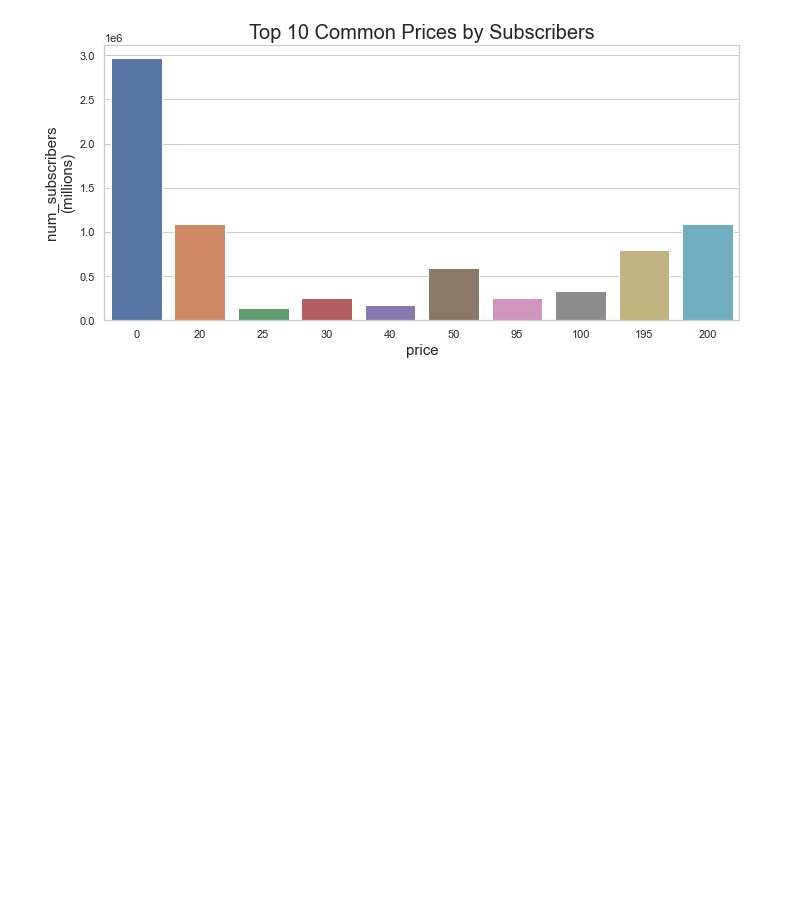
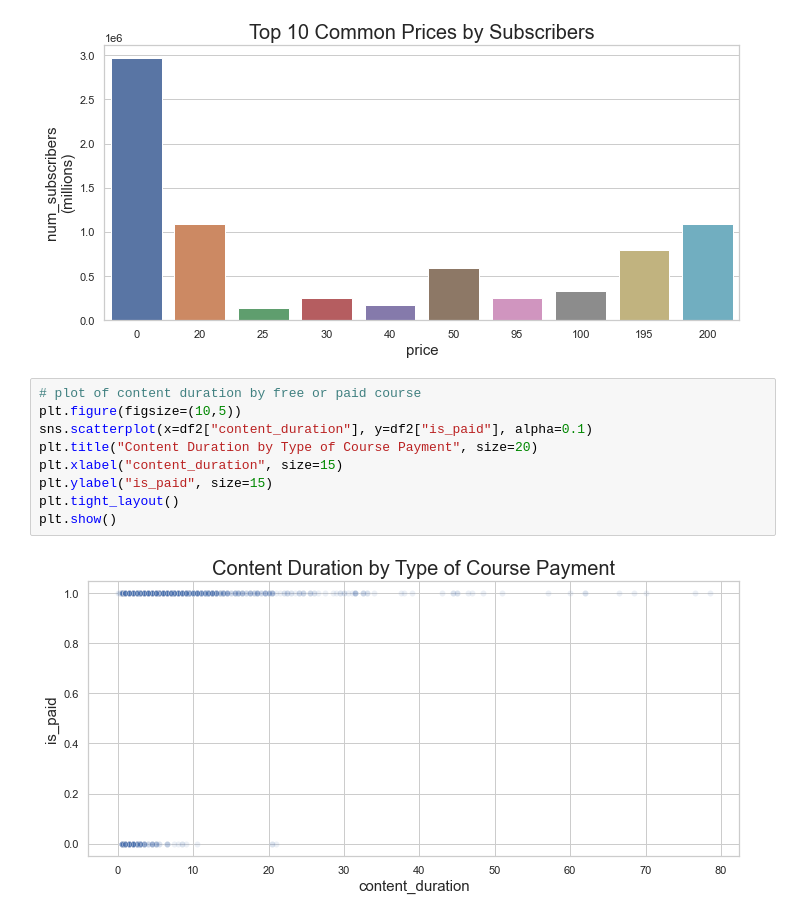
Before and after one commit to adiy55/1SA-Final-Project, a Jupyter notebook: 1SA ML Udemy Courses.ipynb, the cells around one changed output. Drawn from its saved outputs; the diff is of its cells as text; blank space fills up the shorter version.

Commit message:
Plot content duration by type of course payment

```diff
--- a/1SA ML Udemy Courses.ipynb
+++ b/1SA ML Udemy Courses.ipynb
@@ -371,3 +371,14 @@ plt.tight_layout()
 plt.show()
 # %% [output]
 [figure]
+# %%
+# plot of content duration by free or paid course
+plt.figure(figsize=(10,5))
+sns.scatterplot(x=df2["content_duration"], y=df2["is_paid"], alpha=0.1)
+plt.title("Content Duration by Type of Course Payment", size=20)
+plt.xlabel("content_duration", size=15)
+plt.ylabel("is_paid", size=15)
+plt.tight_layout()
+plt.show()
+# %% [output]
+[figure, added]
```
